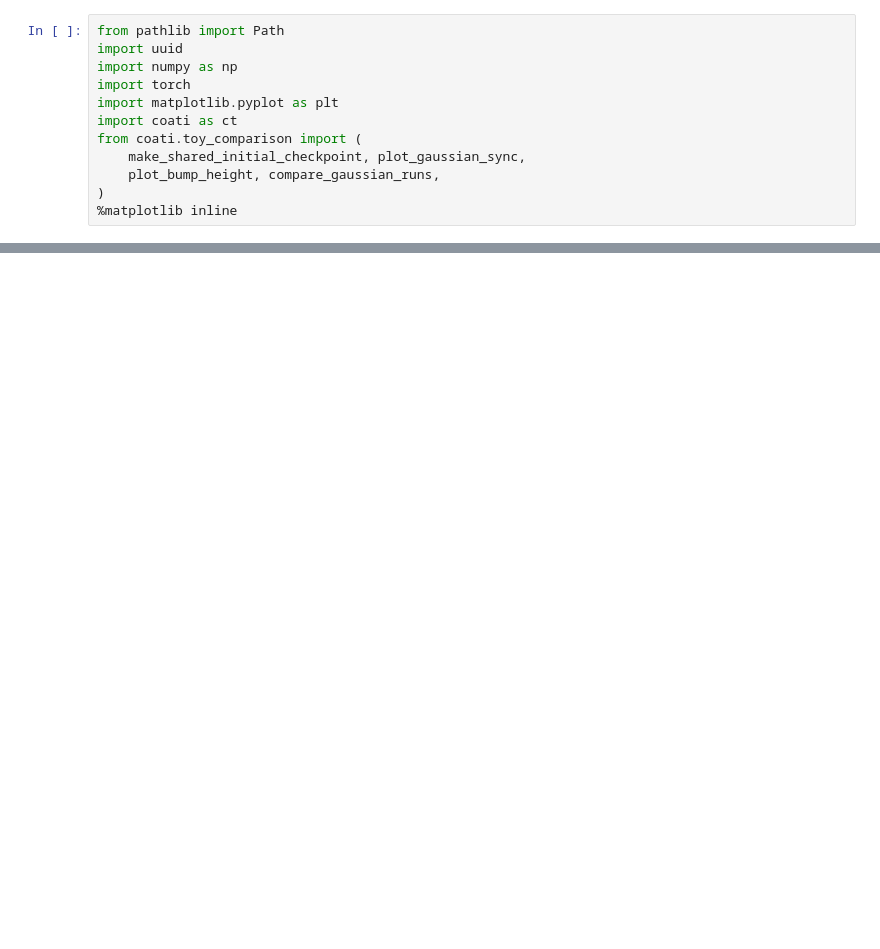
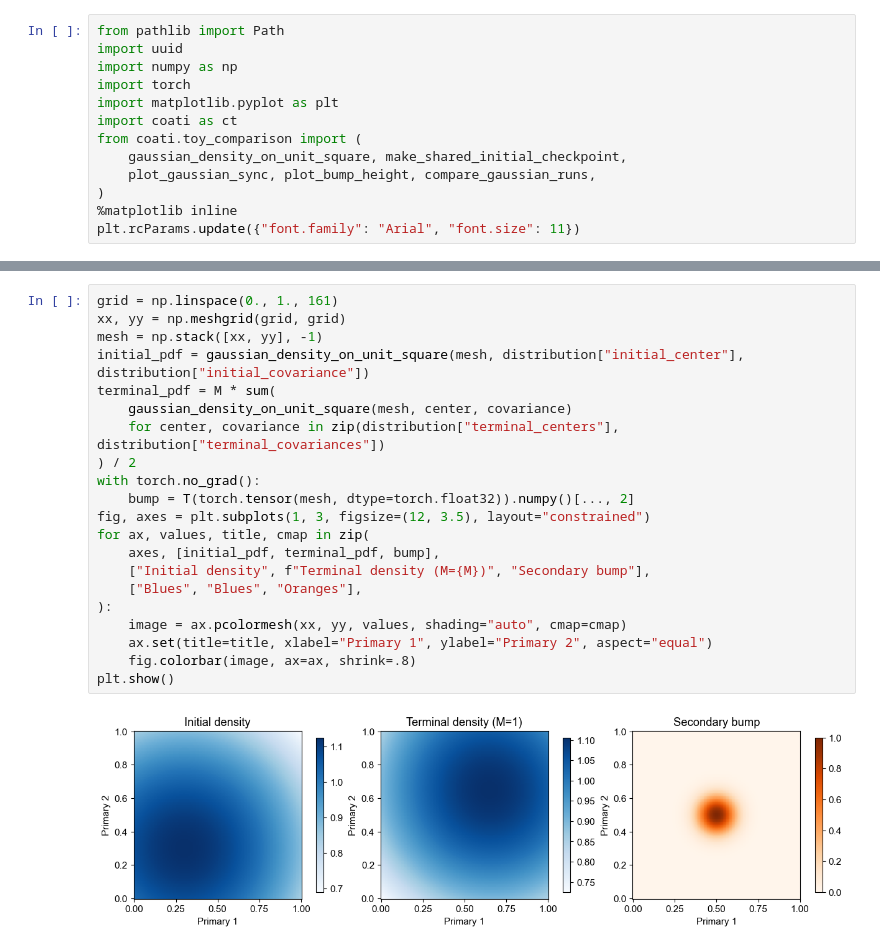
Before and after one commit to shankswang953/COATI, a Jupyter notebook: docs/tutorials/01_gaussian.ipynb, the cells around one changed output, grey strips where cells are left out. Saved outputs shown, nothing was run; the diff lists cells and outputs as text; blank space fills up the shorter version.

```diff
--- a/docs/tutorials/01_gaussian.ipynb
+++ b/docs/tutorials/01_gaussian.ipynb
@@ -14,7 +12,8 @@ import torch
 import matplotlib.pyplot as plt
 import coati as ct
 from coati.toy_comparison import (
-    make_shared_initial_checkpoint, plot_gaussian_sync,
-    plot_bump_height, compare_gaussian_runs,
+    gaussian_density_on_unit_square, make_shared_initial_checkpoint,
+    plot_gaussian_sync, plot_bump_height, compare_gaussian_runs,
 )
 %matplotlib inline
+plt.rcParams.update({"font.family": "Arial", "font.size": 11})
@@ -52,0 +68,23 @@ The default secondary weight of 0.9 emphasizes the mapped geometry in this illus
+# %%
+grid = np.linspace(0., 1., 161)
+xx, yy = np.meshgrid(grid, grid)
+mesh = np.stack([xx, yy], -1)
+initial_pdf = gaussian_density_on_unit_square(mesh, distribution["initial_center"], distribution["initial_covariance"])
+terminal_pdf = M * sum(
+    gaussian_density_on_unit_square(mesh, center, covariance)
+    for center, covariance in zip(distribution["terminal_centers"], distribution["terminal_covariances"])
+) / 2
+with torch.no_grad():
+    bump = T(torch.tensor(mesh, dtype=torch.float32)).numpy()[..., 2]
+fig, axes = plt.subplots(1, 3, figsize=(12, 3.5), layout="constrained")
+for ax, values, title, cmap in zip(
+    axes, [initial_pdf, terminal_pdf, bump],
+    ["Initial density", f"Terminal density (M={M})", "Secondary bump"],
+    ["Blues", "Blues", "Oranges"],
+):
+    image = ax.pcolormesh(xx, yy, values, shading="auto", cmap=cmap)
+    ax.set(title=title, xlabel="Primary 1", ylabel="Primary 2", aspect="equal")
+    fig.colorbar(image, ax=ax, shrink=.8)
+plt.show()
+# %% [output]
+[figure, added]
```
Also changed, not shown: parts of 28 cells of this notebook, 7 other files.
